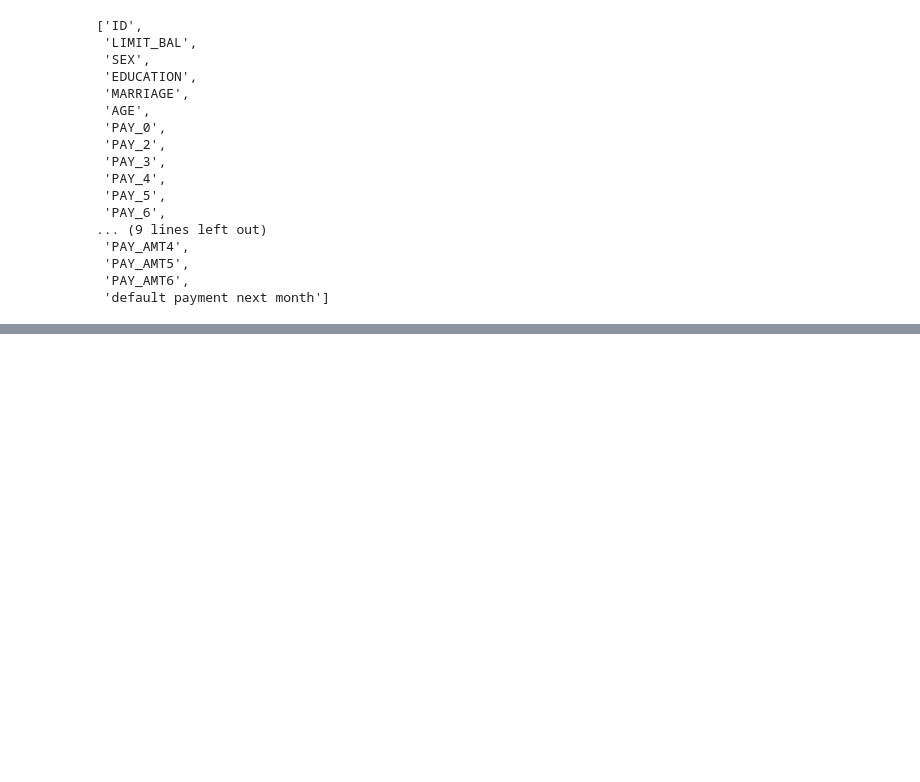
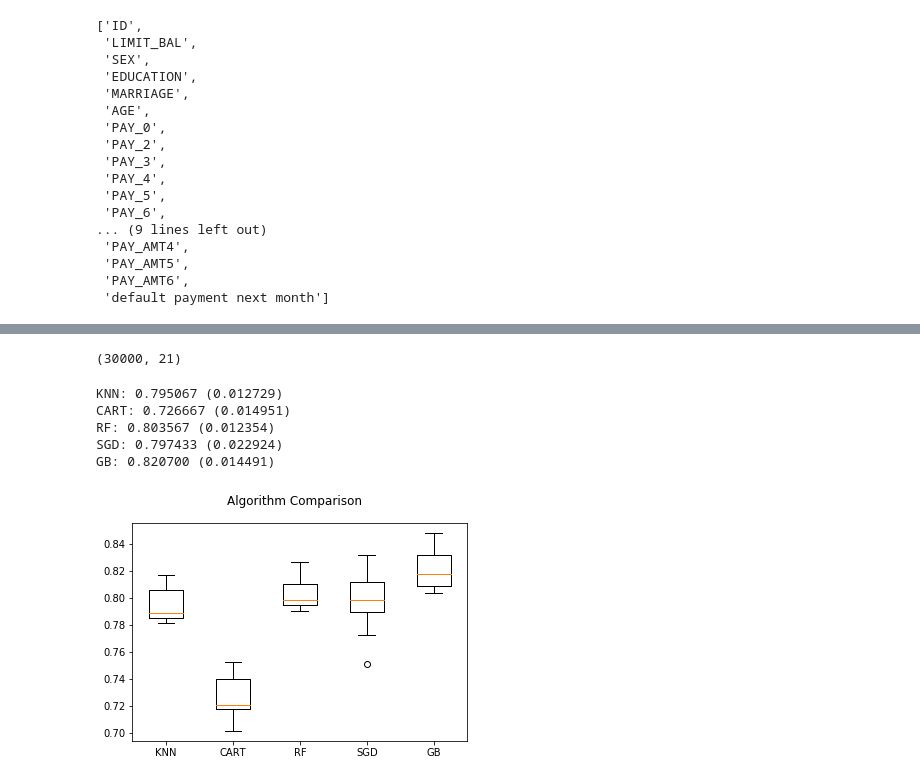
Before and after one commit to edimaudo/Python-projects, a Jupyter notebook: portfolio/credit_card/credit_card.ipynb, the cells around one changed output, grey strips where cells are left out. Drawn from its saved outputs; the diff is of its cells as text; code cells hidden in the pictures; blank space fills up the shorter version.

```diff
--- a/portfolio/credit_card/credit_card.ipynb
+++ b/portfolio/credit_card/credit_card.ipynb
@@ -119,0 +212,13 @@ df['default payment next month'].reset_index(drop=True, inplace=True)
+# %%
+#2nd feature impotance test
+# Feature Importance with Extra Trees Classifier
+from sklearn.ensemble import ExtraTreesClassifier
+# load data
+array = df_new.values
+X = array[:,0:33]
+Y = array[:,33]
+# feature extraction
+model = ExtraTreesClassifier()
+model.fit(X, Y)
+print(model.feature_importances_)
+print(df_new.columns.tolist() )
@@ -119,0 +236,9 @@ df['default payment next month'].reset_index(drop=True, inplace=True)
+# %%
+df_new2 = df_new[['LIMIT_BAL', 'PAY_0', 'PAY_2', 'PAY_3', 'PAY_4', 'PAY_5', 'PAY_6',
+                  'BILL_AMT1', 'BILL_AMT2', 'BILL_AMT3', 'BILL_AMT4', 'BILL_AMT5', 'BILL_AMT6',
+                  'PAY_AMT1', 'PAY_AMT2', 'PAY_AMT3', 'PAY_AMT4', 'PAY_AMT5', 'PAY_AMT6',
+                  'AGE','default payment next month']]
+# %%
+df_new2.shape
+# %% [output]
+(30000, 21)
@@ -119,0 +251,49 @@ df['default payment next month'].reset_index(drop=True, inplace=True)
+# %%
+#design model
+import warnings
+warnings.simplefilter(action='ignore', category=FutureWarning)
+from sklearn import model_selection
+from sklearn.tree import DecisionTreeClassifier
+from sklearn.neighbors import KNeighborsClassifier
+from sklearn.svm import SVC
+from sklearn.linear_model import SGDClassifier
+from sklearn.ensemble import GradientBoostingClassifier
+#perform classification
+array = df_new2.values
+X = array[:,0:20]
+Y = array[:,20]
+# prepare configuration for cross validation test harness
+seed = 7
+# prepare models
+models = []
+models.append(('KNN', KNeighborsClassifier()))
+models.append(('CART', DecisionTreeClassifier()))
+#models.append(('SVM', SVC()))
+models.append(('RF', RandomForestClassifier()))
+models.append(('SGD', SGDClassifier()))
+models.append(('GB', GradientBoostingClassifier()))
+# evaluate each model in turn
+results = []
+names = []
+scoring = 'accuracy'
+for name, model in models:
+    kfold = model_selection.KFold(n_splits=10, random_state=seed)
+    cv_results = model_selection.cross_val_score(model, X, Y, cv=kfold, scoring=scoring)
+    results.append(cv_results)
+    names.append(name)
+    msg = "%s: %f (%f)" % (name, cv_results.mean(), cv_results.std())
+    print(msg)
+# boxplot algorithm comparison
+fig = plt.figure()
+fig.suptitle('Algorithm Comparison')
+ax = fig.add_subplot(111)
+plt.boxplot(results)
+ax.set_xticklabels(names)
+plt.show()
+# %% [output]
+KNN: 0.795067 (0.012729)
+CART: 0.726667 (0.014951)
+RF: 0.803567 (0.012354)
+SGD: 0.797433 (0.022924)
+GB: 0.820700 (0.014491)
+[figure, added]
```
Also changed, not shown: parts of 12 cells of this notebook.
